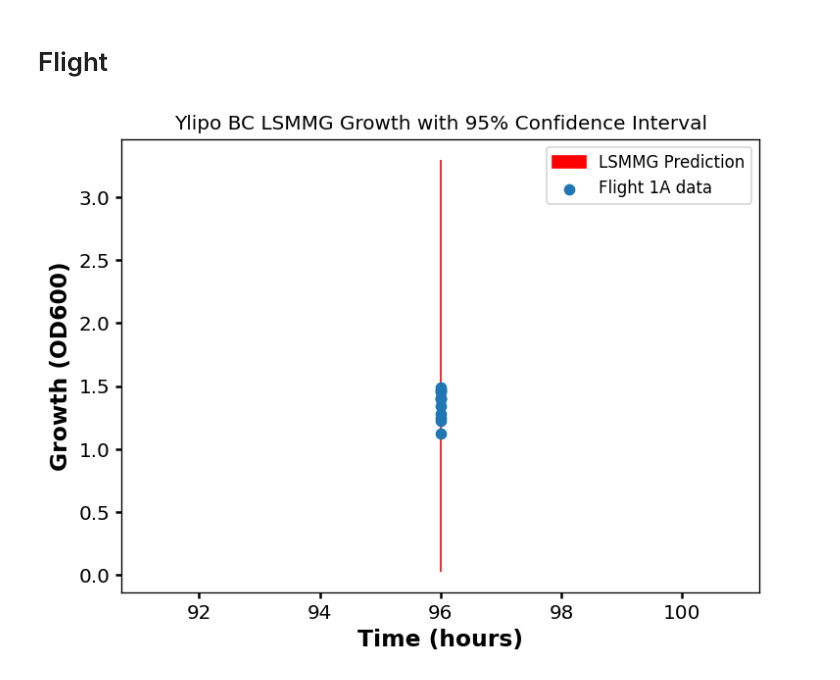
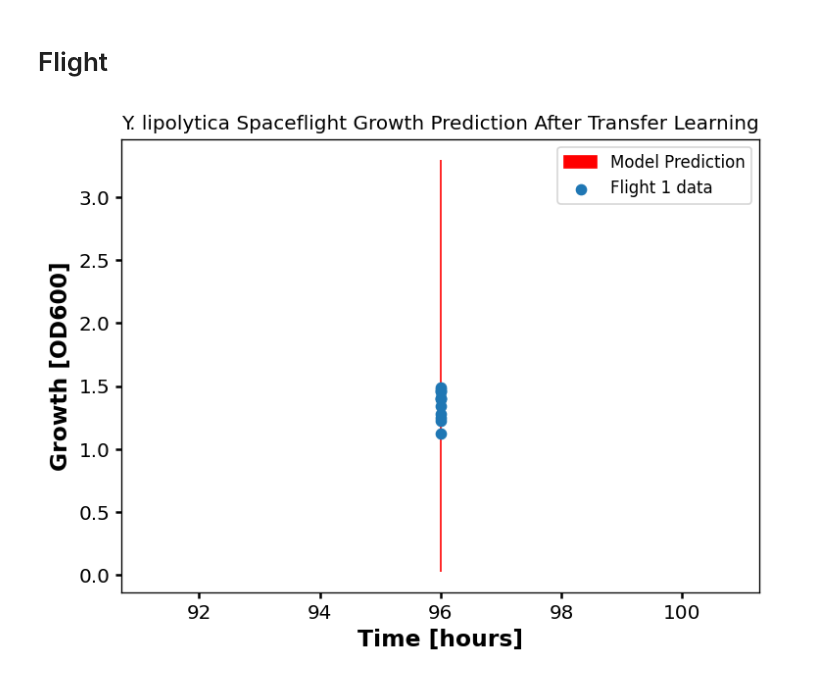
Before and after one commit to ipjoshua1483/Space-Microbial-Biomanufacturing-is-a-Go, a Jupyter notebook: main_growth_transfer_learning.ipynb, the cells around one changed output. Cells and saved outputs as stored; diff of their text form; code cells hidden in the pictures.

Commit message:
updated growth after transfer learning

```diff
--- a/main_growth_transfer_learning.ipynb
+++ b/main_growth_transfer_learning.ipynb
@@ -493,23 +493,26 @@ else:
 # %%
 for i, obj in enumerate(obj_1A_list):
   predicted_output_mean, predicted_output_std = pnn.get_mean_and_standard_deviation(input_standardized_all_list[i])
   time_tensor = input_standardized_all_list[i][:, 3] * growth_time_input_std_dev + growth_time_input_mean
   predicted_output_mean = predicted_output_mean.flatten()
   predicted_output_std = predicted_output_std.flatten()
-  plt.title(f"{organism_encode.inverse_transform([data_1A_list[i].organism])[0]} {substance_encode.inverse_transform([data_1A_list[i].substance])[0]} {gravity_encode.inverse_transform([data_1A_list[i].gravity])[0]} Growth with 95% Confidence Interval")
+  # plt.title(f"{organism_encode.inverse_transform([data_1A_list[i].organism])[0]} {substance_encode.inverse_transform([data_1A_list[i].substance])[0]} {gravity_encode.inverse_transform([data_1A_list[i].gravity])[0]} Growth with 95% Confidence Interval")
+  plt.title("Y. lipolytica Spaceflight Growth Prediction After Transfer Learning")
   plt.fill_between(time_tensor,
                    predicted_output_mean - 3 * predicted_output_std,
                    predicted_output_mean + 3 * predicted_output_std,
                    #alpha = 0.2,
                    color = 'red',
-                   label=f"{gravity_encode.inverse_transform([data_1A_list[i].gravity])[0]} Prediction")
+                   # label=f"{gravity_encode.inverse_transform([data_1A_list[i].gravity])[0]} Prediction"
+                   label = "Model Prediction",
+                   )
 
   plt.scatter(time_tensor,
               data_1A_list[i].growth_val_np,
-              label = "Flight 1A data")
-  plt.xlabel("Time (hours)")
-  plt.ylabel("Growth (OD600)")
+              label = "Flight 1 data")
+  plt.xlabel("Time [hours]")
+  plt.ylabel("Growth [OD600]")
   plt.legend()
   plt.show()
 # %% [output]
-[figure, old version]
+[figure, new version]
```
